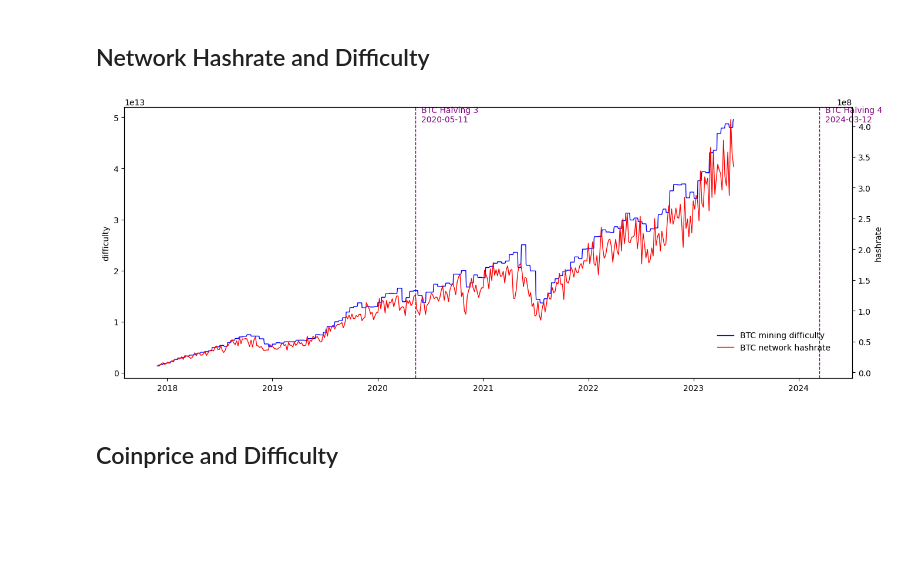
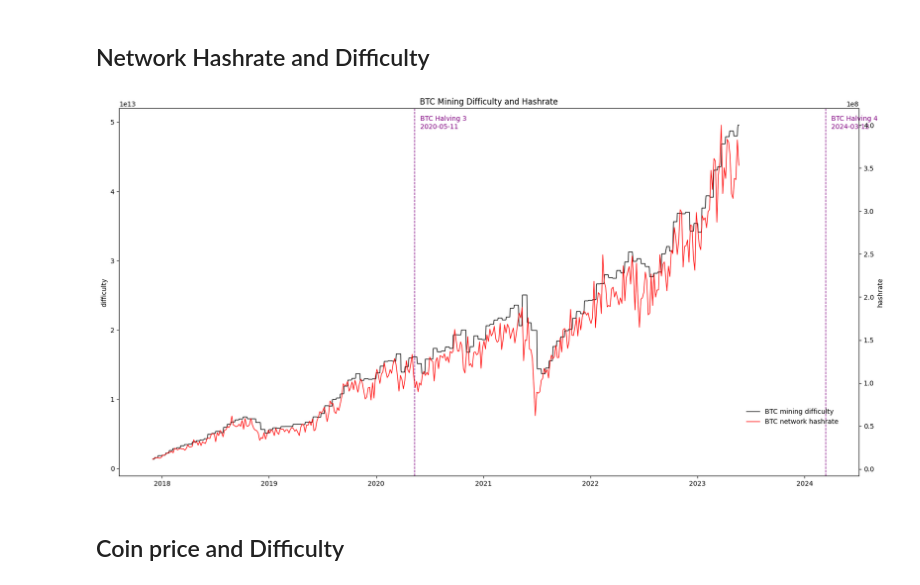
Before and after one commit to veiganlime/data-analytics, a Jupyter notebook: on-chain.ipynb, the cells around one changed output. Saved outputs shown, nothing was run; the diff lists cells and outputs as text; code cells hidden in the pictures; blank space fills up the shorter version.

Commit message:
Hashrate&Difficulty, Price&Difficulty, Active Addresses

```diff
--- a/on-chain.ipynb
+++ b/on-chain.ipynb
@@ -206,21 +206,21 @@ plt.show()
 # %% [markdown]
 ## Network Hashrate and Difficulty
 # %%
-fig, ax1 = plt.subplots(figsize=(16, 6))
+fig, ax1 = plt.subplots(figsize=(20, 10))
 
-sns.lineplot(data=onchain_info_btc_df, x='date', y='difficulty', linewidth=1.0, color='blue', ax=ax1, label=f'{btc} mining difficulty')
+sns.lineplot(data=onchain_info_btc_df, x='date', y='difficulty', linewidth=1.0, color='black', ax=ax1, label=f'{btc} mining difficulty')
 
 
 ax2=ax1.twinx()
 
 sns.lineplot(data=onchain_info_btc_df[::5], x='date', y='hashrate', linewidth=1.0, color='red', ax=ax2, label =f'{btc} network hashrate')
 func_twinx_legend(ax1, ax2, 0.98, 0.2)
 func_halving_dates(ax1, onchain_info_btc_df.date, onchain_info_btc_df.difficulty)
 
 ax1.set(xlabel=None)
-plt.title=(f'{btc} Mining Difficulty and Hashrate');
+plt.title(f'{btc} Mining Difficulty and Hashrate');
 plt.show();
 # %% [output]
-[figure, old version]
+[figure, new version]
 # %% [markdown]
-## Coinprice and Difficulty
+## Coin price and Difficulty
```
Also changed, not shown: parts of 9 cells of this notebook.
